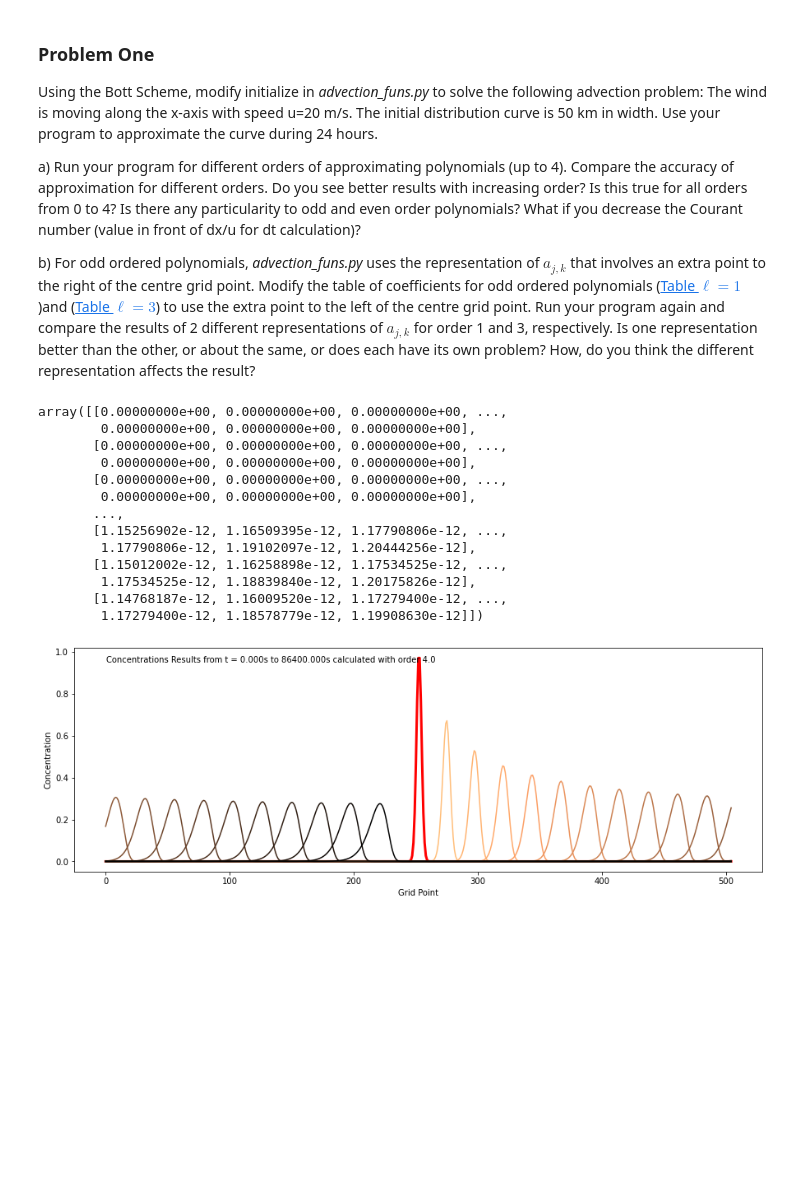
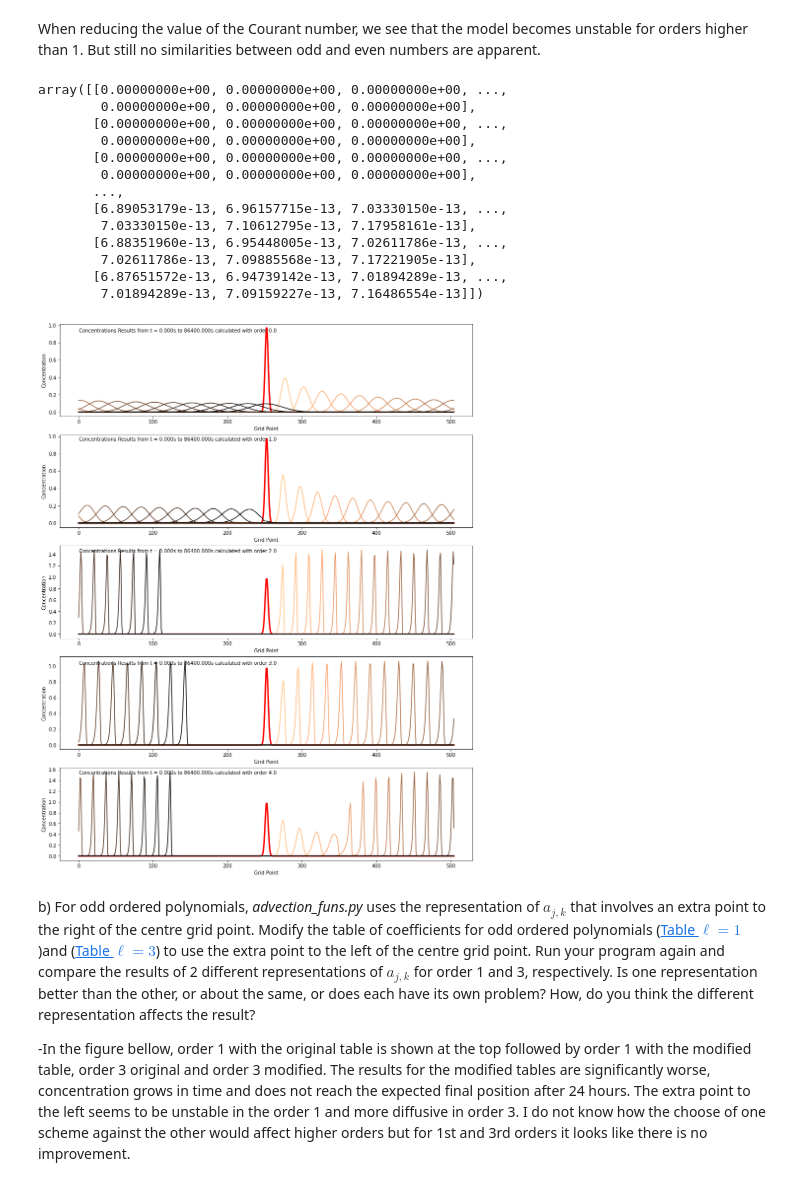
Before and after one commit to JoseEOAS/numeric_2022, a Jupyter notebook: notebooks/lab10/01-lab10-Jvalenti.ipynb, the cells around one changed output. Drawn from its saved outputs; the diff is of its cells as text; code cells hidden in the pictures; blank space fills up the shorter version.

```diff
--- a/notebooks/lab10/01-lab10-Jvalenti.ipynb
+++ b/notebooks/lab10/01-lab10-Jvalenti.ipynb
@@ -20,14 +75,28 @@ through /Users/jvalenti/numeric_2022/notebooks/lab10/context.py
+# %% [markdown]
+When reducing the value of the Courant number, we see that the model becomes unstable for orders higher than 1. But still no similarities between odd and even numbers are apparent.
+# %%
+fig,axs=plt.subplots(5,1,figsize=[15,20])
+afs3.advection3(1250*4, 0,axs[0],lab_example=False)
+afs3.advection3(1250*4, 1,axs[1],lab_example=False)
+afs3.advection3(1250*4, 2,axs[2],lab_example=False)
+afs3.advection3(1250*4, 3,axs[3],lab_example=False)
+afs3.advection3(1250*4, 4,axs[4],lab_example=False)
+# %% [output]
+array([[0.00000000e+00, 0.00000000e+00, 0.00000000e+00, ...,
+        0.00000000e+00, 0.00000000e+00, 0.00000000e+00],
+       [0.00000000e+00, 0.00000000e+00, 0.00000000e+00, ...,
+        0.00000000e+00, 0.00000000e+00, 0.00000000e+00],
+       [0.00000000e+00, 0.00000000e+00, 0.00000000e+00, ...,
+        0.00000000e+00, 0.00000000e+00, 0.00000000e+00],
+       ...,
+       [6.89053179e-13, 6.96157715e-13, 7.03330150e-13, ...,
+        7.03330150e-13, 7.10612795e-13, 7.17958161e-13],
+       [6.88351960e-13, 6.95448005e-13, 7.02611786e-13, ...,
+        7.02611786e-13, 7.09885568e-13, 7.17221905e-13],
+       [6.87651572e-13, 6.94739142e-13, 7.01894289e-13, ...,
+        7.01894289e-13, 7.09159227e-13, 7.16486554e-13]])
+[figure, added]
 # %% [markdown]
-### Problem One ###
-
-Using the Bott Scheme, modify initialize in *advection_funs.py* to solve the following advection problem: The wind is moving along the x-axis with speed u=20 m/s. The initial distribution curve is 50 km in width. Use your program to approximate the curve during 24 hours.
-
-a\) Run your program for different orders of approximating polynomials
-(up to 4). Compare the accuracy of approximation for different orders.
-Do you see better results with increasing order? Is this true for all
-orders from 0 to 4? Is there any particularity to odd and even order
-polynomials? What if you decrease the Courant number (value in front of dx/u for dt calculation)?
-
 b\) For odd ordered polynomials, *advection_funs.py* uses the representation
 of $a_{j,k}$ that involves an extra point to the right of the centre
 grid point. Modify the table of coefficients for odd ordered polynomials
@@ -37,23 +106,7 @@ different representations of $a_{j,k}$ for order 1 and 3, respectively.
 Is one representation better than the other, or about the same, or does
 each have its own problem? How, do you think the different
 representation affects the result?
+
+-In the figure bellow, order 1 with the original table is shown at the top followed by order 1 with the modified table, order 3 original and order 3 modified. The results for the modified tables are significantly worse, concentration grows in time and does not reach the expected final position after 24 hours. The extra point to the left seems to be unstable in the order 1 and more diffusive in order 3. I do not know how the choose of one scheme against the other would affect higher orders but for 1st and 3rd orders it looks like there is no improvement.
-# %%
-fig,axs=plt.subplots(figsize=[15,5])
-afs.advection3(2500, 4,axs,lab_example=False)
-# %% [output]
-array([[0.00000000e+00, 0.00000000e+00, 0.00000000e+00, ...,
-        0.00000000e+00, 0.00000000e+00, 0.00000000e+00],
-       [0.00000000e+00, 0.00000000e+00, 0.00000000e+00, ...,
-        0.00000000e+00, 0.00000000e+00, 0.00000000e+00],
-       [0.00000000e+00, 0.00000000e+00, 0.00000000e+00, ...,
-        0.00000000e+00, 0.00000000e+00, 0.00000000e+00],
-       ...,
-       [1.15256902e-12, 1.16509395e-12, 1.17790806e-12, ...,
-        1.17790806e-12, 1.19102097e-12, 1.20444256e-12],
-       [1.15012002e-12, 1.16258898e-12, 1.17534525e-12, ...,
-        1.17534525e-12, 1.18839840e-12, 1.20175826e-12],
-       [1.14768187e-12, 1.16009520e-12, 1.17279400e-12, ...,
-        1.17279400e-12, 1.18578779e-12, 1.19908630e-12]])
-[figure, removed]
 # %%
 fig,axs=plt.subplots(4,1,figsize=[15,20])
```
Also changed, not shown: parts of 7 cells of this notebook, 3 other files.
